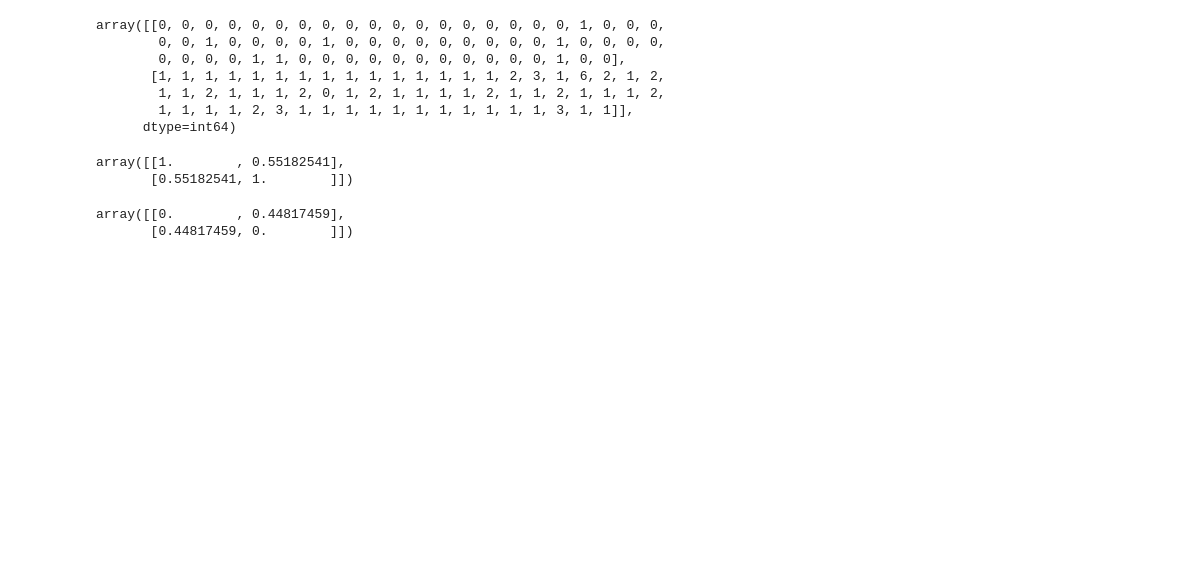
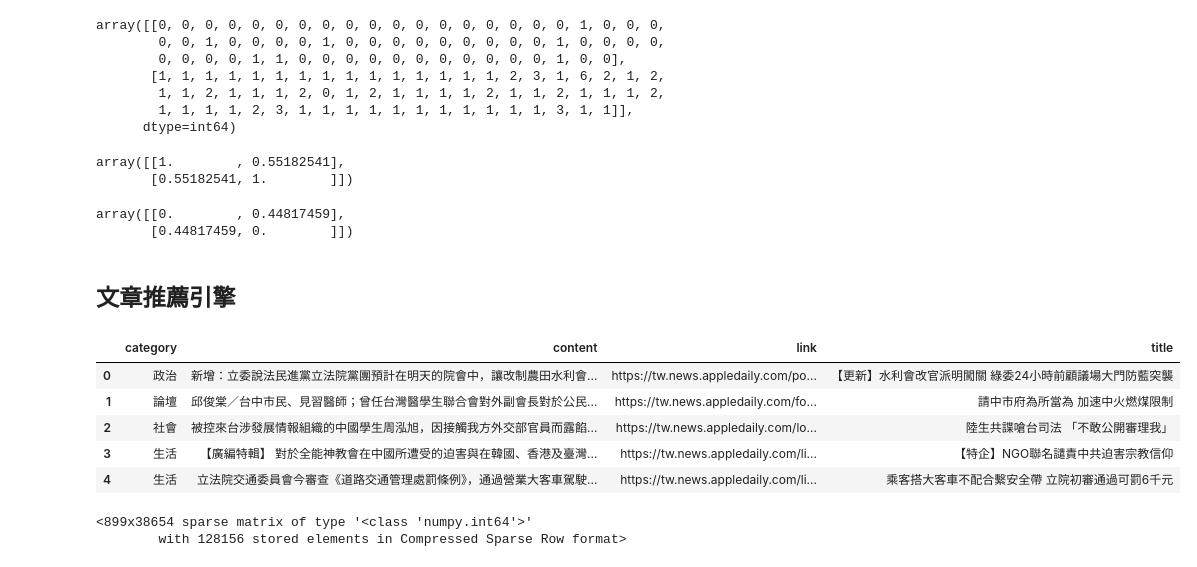
Before and after one commit to ywchiu/fetnetpy, a Jupyter notebook: Demo20180920.ipynb, the cells around one changed output. Drawn from its saved outputs; the diff is of its cells as text; code cells hidden in the pictures; blank space fills up the shorter version.

Commit message:
add data

```diff
--- a/Demo20180920.ipynb
+++ b/Demo20180920.ipynb
@@ -426,3 +426,17 @@ cosine_distances(X)
 # %% [output]
 array([[0.        , 0.44817459],
        [0.44817459, 0.        ]])
+# %% [markdown]
+## 文章推薦引擎
+# %%
+import pandas
+news = pandas.read_excel('data/appledaily20171214.xlsx')
+# %%
+news.head()
+# %% [output]
+|  | category | content | link | title |
+| 0 | 政治 | 新增：立委說法民進黨立法院黨團預計在明天的院會中，讓改制農田水利會... | https://tw.news.appledaily.com/po... | 【更新】水利會改官派明闖關 綠委24小時前顧議場大門防藍突襲 |
+| 1 | 論壇 | 邱俊棠／台中市民、見習醫師；曾任台灣醫學生聯合會對外副會長對於公民... | https://tw.news.appledaily.com/fo... | 請中市府為所當為 加速中火燃煤限制 |
+| 2 | 社會 | 被控來台涉發展情報組織的中國學生周泓旭，因接觸我方外交部官員而露餡... | https://tw.news.appledaily.com/lo... | 陸生共諜嗆台司法 「不敢公開審理我」 |
+| 3 | 生活 | 【廣編特輯】 對於全能神教會在中國所遭受的迫害與在韓國、香港及臺灣... | https://tw.news.appledaily.com/li... | 【特企】NGO聯名譴責中共迫害宗教信仰 |
+| 4 | 生活 | 立法院交通委員會今審查《道路交通管理處罰條例》，通過營業大客車駕駛... | https://tw.news.appledaily.com/li... | 乘客搭大客車不配合繫安全帶 立院初審通過可罰6千元 |
@@ -428,0 +456,5 @@ array([[0.        , 0.44817459],
+# %%
+X
+# %% [output]
+<899x38654 sparse matrix of type '<class 'numpy.int64'>'
+        with 128156 stored elements in Compressed Sparse Row format>
```
Also changed, not shown: parts of 10 cells of this notebook.
